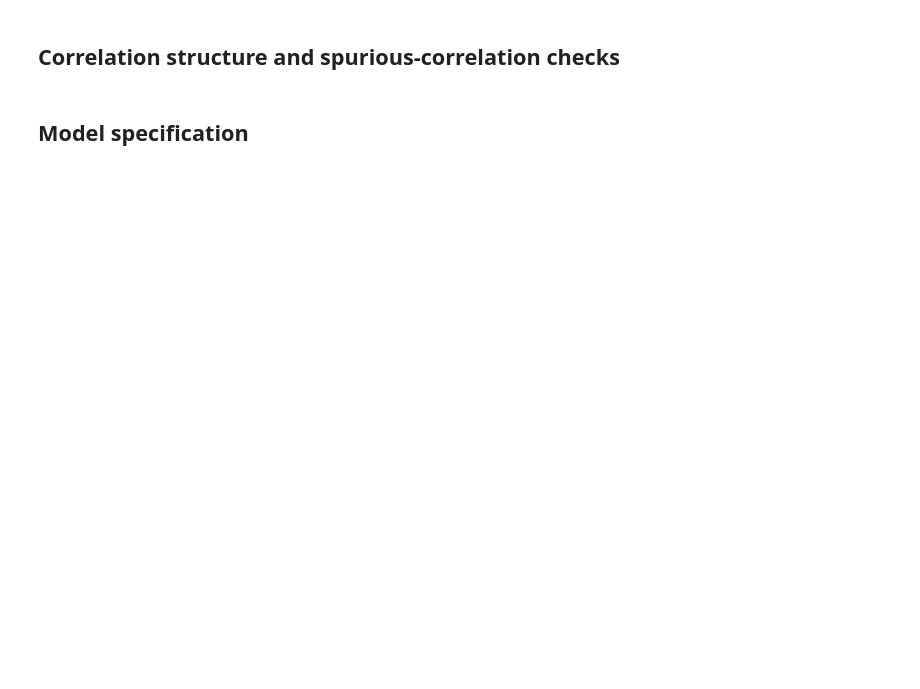
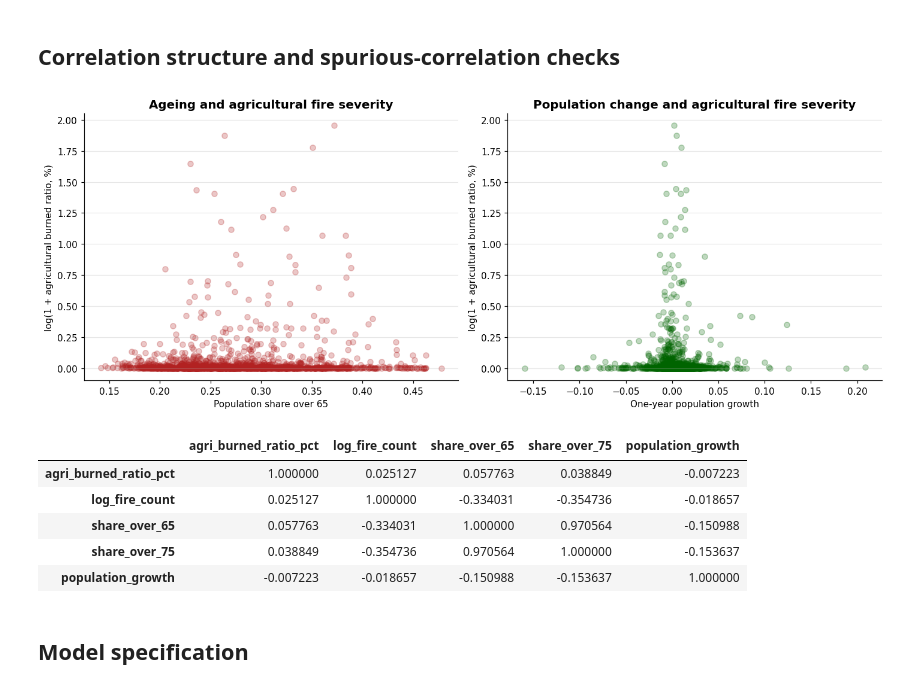
Before and after one commit to rogerjeasy/sustainability-analytics, a Jupyter notebook: notebooks/03_statistical_analysis.ipynb, the cells around one changed output. Cells and saved outputs as stored; diff of their text form; code cells hidden in the pictures; blank space fills up the shorter version.

Commit message:
additional analysis

```diff
--- a/notebooks/03_statistical_analysis.ipynb
+++ b/notebooks/03_statistical_analysis.ipynb
@@ -453,7 +539,43 @@ plt.show()
 # %% [markdown]
 ## Correlation structure and spurious-correlation checks
 # %%
-# TODO
+# Correlations are descriptive only; municipality and year effects are handled below.
+correlation_data = analysis_panel[
+    ["agri_burned_ratio_pct", "log_fire_count", "share_over_65", "share_over_75", "population_growth"]
+].corr()
+
+fig, axes = plt.subplots(1, 2, figsize=(13, 5))
+axes[0].scatter(
+    analysis_panel["share_over_65"],
+    np.log1p(analysis_panel["agri_burned_ratio_pct"]),
+    alpha=0.25,
+    color="firebrick",
+)
+axes[0].set_xlabel("Population share over 65")
+axes[0].set_ylabel("log(1 + agricultural burned ratio, %)")
+axes[0].set_title("Ageing and agricultural fire severity")
+
+axes[1].scatter(
+    analysis_panel["population_growth"],
+    np.log1p(analysis_panel["agri_burned_ratio_pct"]),
+    alpha=0.25,
+    color="darkgreen",
+)
+axes[1].set_xlabel("One-year population growth")
+axes[1].set_ylabel("log(1 + agricultural burned ratio, %)")
+axes[1].set_title("Population change and agricultural fire severity")
+
+fig.tight_layout()
+plt.show()
+correlation_data
+# %% [output]
+[figure, added]
+|  | agri_burned_ratio_pct | log_fire_count | share_over_65 | share_over_75 | population_growth |
+| agri_burned_ratio_pct | 1.000000 | 0.025127 | 0.057763 | 0.038849 | -0.007223 |
+| log_fire_count | 0.025127 | 1.000000 | -0.334031 | -0.354736 | -0.018657 |
+| share_over_65 | 0.057763 | -0.334031 | 1.000000 | 0.970564 | -0.150988 |
+| share_over_75 | 0.038849 | -0.354736 | 0.970564 | 1.000000 | -0.153637 |
+| population_growth | -0.007223 | -0.018657 | -0.150988 | -0.153637 | 1.000000 |
 # %% [markdown]
 ## Model specification
 # %%
```
Also changed, not shown: parts of 44 cells of this notebook.
